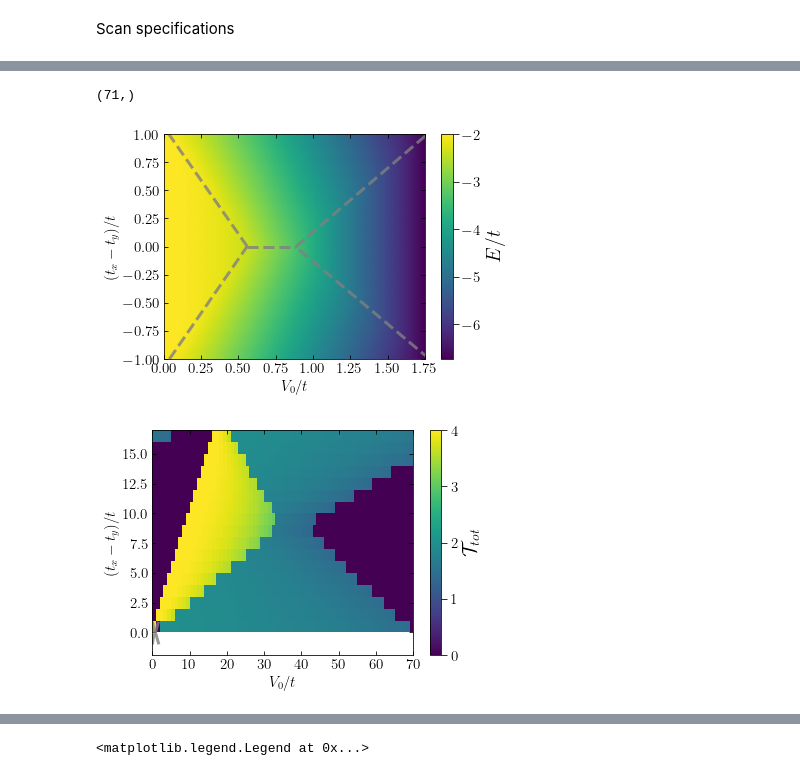
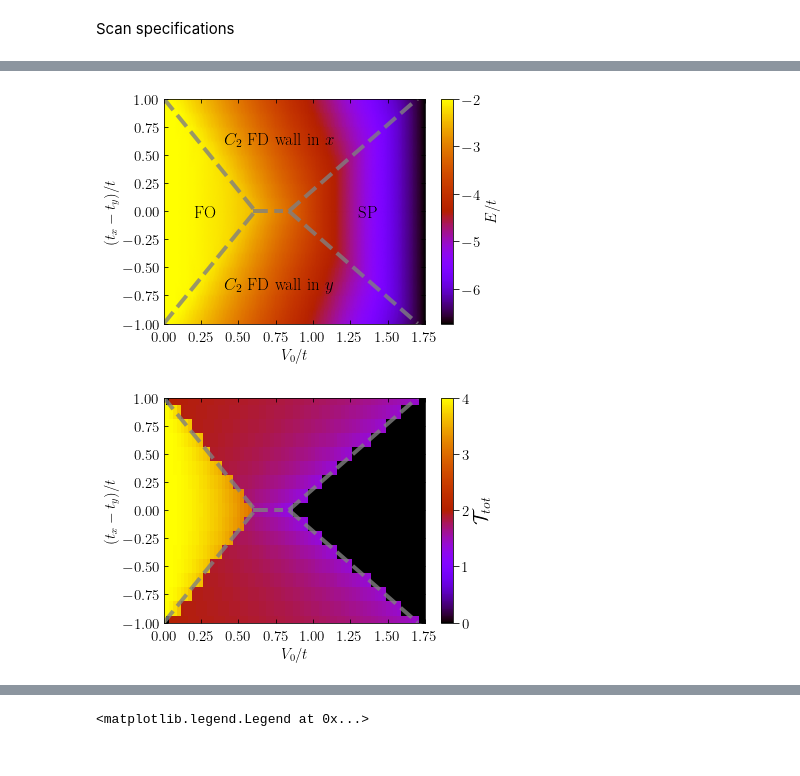
Before and after one commit to Progklui/rotor_lattice_models, a Jupyter notebook: phase_diag.ipynb, the cells around one changed output, grey strips where cells are left out. Drawn from its saved outputs; the diff is of its cells as text; code cells hidden in the pictures.

```diff
--- a/phase_diag.ipynb
+++ b/phase_diag.ipynb
@@ -201,7 +203,7 @@ V_0_arr_fo, E_fo_orig, Tx_fo_orig, Ty_fo_orig = get_e_arr(check_size, sum_tx_ty,
 '''
 FDh Results
 '''
-check_size = '_B_1.0_Mx_16_My_4'
+check_size = '_B_1.0_Mx_32_My_4'
 file_path = 'results/phase_diagram/fdh/'
 
 print('Reading results from FDh calculations - please wait!')
@@ -302,8 +278,0 @@ plt.pcolormesh(E_gs.real, shading='gouraud')
-# %%
-'''
-For now: cheat with FDv calculations
-'''
-E_arr_fdv = np.flip(E_arr_fdh.copy(), axis=0)
-
-Tx_fdv = np.flip(Ty_fdh.copy(), axis=0)
-Ty_fdv = np.flip(Tx_fdh.copy(), axis=0)
@@ -539,9 +372,3 @@ plt.show()
-# %%
-E_gs.shape
-X.shape
-V_0_arr.shape
-# %% [output]
-(71,)
 # %%
 t = 200
 X, Y = np.meshgrid(V_0_arr.real, diff_tx_ty.real)
@@ -558,21 +385,26 @@ fig, ax = plt.subplots(figsize=[46.82 * .5**(.5 * A), 33.11 * .5**(.5 * A)]) #,
 #ax.set_aspect("equal")
 
 #pc = plt.pcolormesh(X,Y,E_gs.real, linewidth=0.)
-pc = ax.pcolormesh(X/t, Y/t, E_gs.real/t, antialiased=False, shading='gouraud')
-cbar = fig.colorbar(pc)
+pc = ax.pcolormesh(X/t, Y/t, E_gs.real/t, antialiased=False, cmap='gnuplot', shading='gouraud')
+
+cbar = fig.colorbar(pc) #, orientation="horizontal", pad=0.2)
 cbar.ax.tick_params(length=6, labelsize=font_size)
-cbar.set_label(label=r'$E/t$', size=20)
+cbar.set_label(label=r'$E/t$', size=15)
 cbar.solids.set_rasterized(True)
 pc.set_edgecolor('face')
 
-plt.plot(x1/t,y1/t, linestyle='dashed', color='grey', linewidth=3, alpha=0.8)
-plt.plot(x2/t,y2/t, linestyle='dashed', color='grey', linewidth=3, alpha=0.8)
-plt.plot(x3/t,y3/t, linestyle='dashed', color='grey', linewidth=3, alpha=0.8)
-plt.plot(x4/t,y4/t, linestyle='dashed', color='grey', linewidth=3, alpha=0.8)
-plt.plot(x5/t,y5/t, linestyle='dashed', color='grey', linewidth=3, alpha=0.8)
+plt.plot(np.array([0,0.612]), np.array([1,0]), linestyle='dashed', color='grey', linewidth=4, alpha=0.8)
+plt.plot(np.array([0,0.612]), np.array([-1,0]), linestyle='dashed', color='grey', linewidth=4, alpha=0.8)
+plt.plot(np.array([0.8375,1.7]), np.array([0,1]), linestyle='dashed', color='grey', linewidth=4, alpha=0.8)
+plt.plot(np.array([0.8375,1.7]), np.array([0,-1]), linestyle='dashed', color='grey', linewidth=4, alpha=0.8)
+plt.plot(np.array([0.6,0.8]), np.array([0,0]), linestyle='dashed', color='grey', linewidth=4, alpha=0.8)
 
-#plt.xticks(np.arange(len(V_0_arr[0]))[0::10]+0.5, V_0_arr[0][0::10].real)
-#plt.yticks(np.arange(len(diff_tx_ty))+0.5, diff_tx_ty)
+#ax.annotate(r'a)', xy=(0.2, -0.1), xytext=(-0.5, 0.9), fontsize=25, color='black')
+
+ax.annotate(r'FO', xy=(0.2, -0.1), xytext=(0.2, -0.051), fontsize=17, color='black')
+ax.annotate(r'$C_2$ FD wall in $x$', xy=(0.2, 0), xytext=(0.4, 0.6), fontsize=17, color='black')
+ax.annotate(r'$C_2$ FD wall in $y$', xy=(0.2, 0), xytext=(0.4, -0.7), fontsize=17, color='black')
+ax.annotate(r'SP', xy=(0.2, -0.1), xytext=(1.3, -0.051), fontsize=17, color='black')
 
 plt.xlim(0,V_0_arr[-1].real/t)
 plt.ylim(-1,1)
@@ -583,53 +415,49 @@ plt.ylabel(r'$(t_x-t_y)/t$', fontsize=font_size)
 plt.xticks(fontsize=font_size)
 plt.yticks(fontsize=font_size)
 
-plt.tick_params(axis='x', direction='in', length=4, top=True)
+plt.tick_params(axis='x', direction='in', length=4, top=True, pad=7)
 plt.tick_params(axis='y', direction='in', length=4, right=True)
 
 plt.tick_params(which='minor', axis='y', direction='in', right=True)
 
-plt.savefig('results/phase_diagram/energies_B_1.0.svg')
+plt.savefig('results/phase_diagram/energies_B_1.0.pdf', bbox_inches='tight', dpi=50)
 plt.show()
 
 
 #X_intp, Y_intp, order_p_interp = interpolate_data(diff_tx_ty, V_0_arr[0], order_p.real)
 
 fig = plt.figure()
-#pc = plt.pcolormesh(Y_intp/t, X_intp/t, np.abs(Tx_gs_int+Ty_gs_int)) #, shading='gouraud')
-pc = plt.pcolormesh(np.abs(Tx_order+Ty_order), shading='nearest')
 
-#pc = plt.contourf(Y_intp, X_intp, order_p_interp.T)
+pc = plt.pcolormesh(X/t, Y/t, np.abs(Tx_order+Ty_order), shading='auto', cmap='gnuplot')
+
 cbar = fig.colorbar(pc)
 cbar.ax.tick_params(length=6, labelsize=font_size)
 cbar.set_label(label=r'$\mathcal{T}_{tot}$', size=20)
 
-plt.plot(x1/t,y1/t, linestyle='dashed', color='grey', linewidth=3, alpha=0.8)
-plt.plot(x2/t,y2/t, linestyle='dashed', color='grey', linewidth=3, alpha=0.8)
-plt.plot(x3/t,y3/t, linestyle='dashed', color='grey', linewidth=3, alpha=0.8)
-plt.plot(x4/t,y4/t, linestyle='dashed', color='grey', linewidth=3, alpha=0.8)
-plt.plot(x5/t,y5/t, linestyle='dashed', color='grey', linewidth=3, alpha=0.8)
+plt.plot(np.array([0,0.612]), np.array([1,0]), linestyle='dashed', color='grey', linewidth=4, alpha=0.8)
+plt.plot(np.array([0,0.612]), np.array([-1,0]), linestyle='dashed', color='grey', linewidth=4, alpha=0.8)
+plt.plot(np.array([0.8375,1.7]), np.array([0,1]), linestyle='dashed', color='grey', linewidth=4, alpha=0.8)
+plt.plot(np.array([0.8375,1.7]), np.array([0,-1]), linestyle='dashed', color='grey', linewidth=4, alpha=0.8)
+plt.plot(np.array([0.6,0.8]), np.array([0,0]), linestyle='dashed', color='grey', linewidth=4, alpha=0.8)
 
-#plt.xticks(np.arange(len(V_0_arr[0]))[0::10]+0.5, V_0_arr[0][0::10].real)
-#plt.yticks(np.arange(len(diff_tx_ty))+0.5, diff_tx_ty)
-
-#plt.xlim(0,V_0_arr[0].real/t)
-#plt.ylim(-1,1)
+plt.xlim(0,V_0_arr[-1].real/t)
+plt.ylim(-1,1)
 
 plt.xlabel(r'$V_0/t$', fontsize=font_size)
 plt.ylabel(r'$(t_x-t_y)/t$', fontsize=font_size)
 
 plt.xticks(fontsize=font_size)
 plt.yticks(fontsize=font_size)
 
-plt.tick_params(axis='x', direction='in', length=4, top=True)
+plt.tick_params(axis='x', direction='in', length=4, top=True, pad=7)
 plt.tick_params(axis='y', direction='in', length=4, right=True)
 
 plt.tick_params(which='minor', axis='y', direction='in', right=True)
 
 plt.show()
 # %% [output]
-[figure, old version]
+[figure, new version]
-[figure, old version]
+[figure, new version]
 # %%
 A = 6
 plt.rc('figure', figsize=[46.82 * .5**(.5 * A), 33.11 * .5**(.5 * A)])
```
Also changed, not shown: parts of 16 cells of this notebook, 2 other files.
